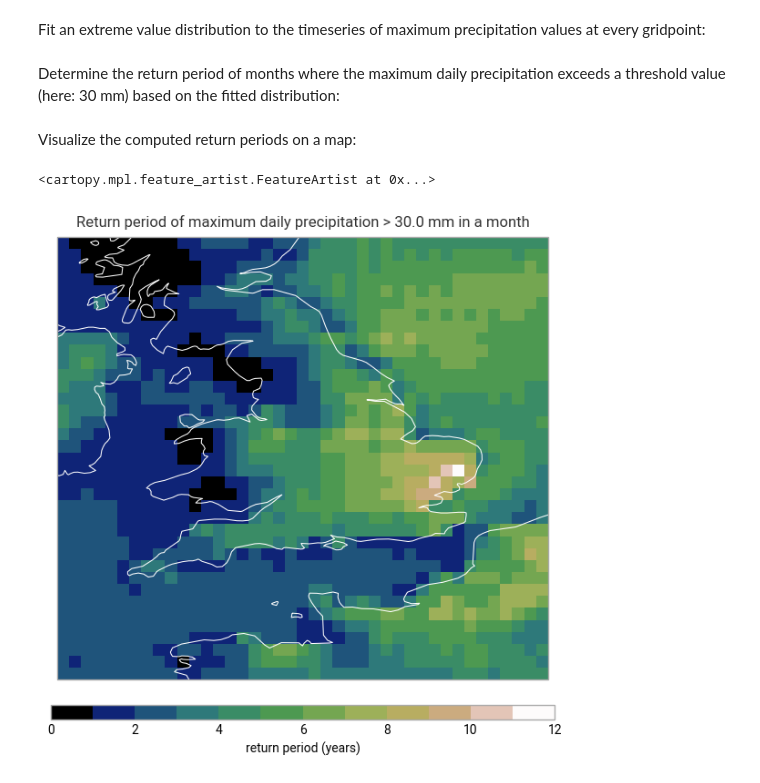
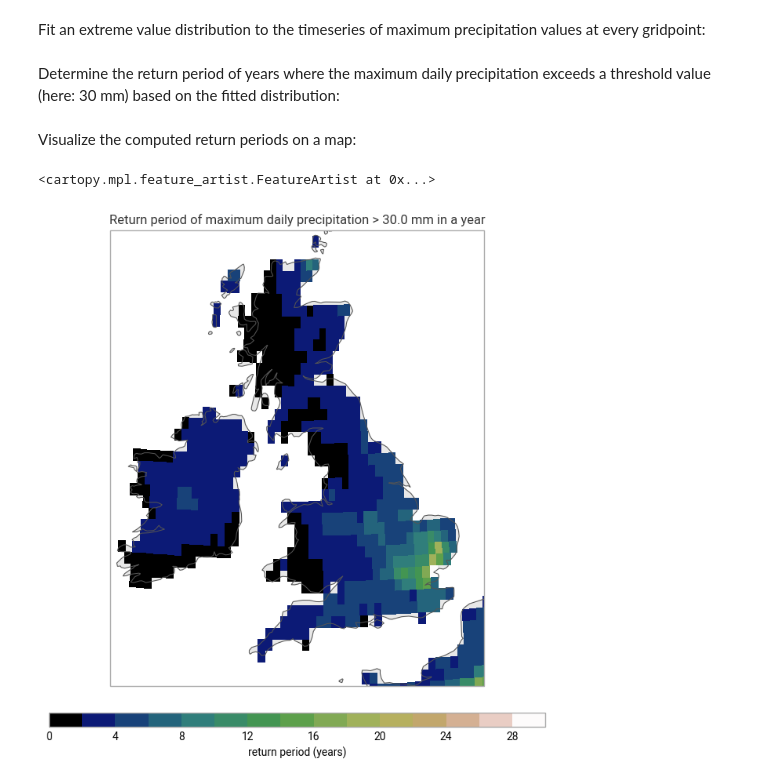
Before and after one commit to ecmwf/earthkit-meteo, a Jupyter notebook: docs/examples/return_period.ipynb, the cells around one changed output. Cells and saved outputs as stored; diff of their text form; code cells hidden in the pictures.

```diff
--- a/docs/examples/return_period.ipynb
+++ b/docs/examples/return_period.ipynb
@@ -21,26 +11,46 @@ rx1day = ekd.from_source(
+# %%
+rx1day = ekd.from_source(
+    "cds",
+    "sis-european-risk-extreme-precipitation-indicators",
+    spatial_coverage=["europe"],
+    variable=["maximum_1_day_precipitation"],
+    product_type=["era5"],
+    temporal_aggregation=["yearly"],
+    period=[
+        "1979", "1980", "1981", "1982", "1983",
+        "1984", "1985", "1986", "1987", "1988",
+        "1989", "1990", "1991", "1992", "1993",
+        "1994", "1995", "1996", "1997", "1998",
+        "1999", "2000", "2001", "2002", "2003",
+        "2004", "2005", "2006", "2007", "2008",
+        "2009", "2010", "2011", "2012", "2013",
+        "2014", "2015", "2016", "2017", "2018",
+        "2019"
+    ]
+)
 # %% [markdown]
 Fit an extreme value distribution to the timeseries of maximum precipitation values at every gridpoint:
 # %%
 dist = ekm_stats.GumbelDistribution.fit(rx1day.to_numpy(), axis=0)
 # %% [markdown]
-Determine the return period of months where the maximum daily precipitation exceeds a threshold value (here: 30 mm) based on the fitted distribution:
+Determine the return period of years where the maximum daily precipitation exceeds a threshold value (here: 30 mm) based on the fitted distribution:
 # %%
 threshold = 30.
 
 return_period = ekm_stats.value_to_return_period(dist, threshold)
-return_period = return_period / 12  # convert to years
 # %% [markdown]
 Visualize the computed return periods on a map:
-# %%
-fig = ekp.Figure()
-fig.title(f"Return period of maximum daily precipitation > {threshold} mm in a month")
-
-coords = rx1day.to_latlon()
-
-subplot = fig.add_map()
-subplot.block(x=coords["lon"], y=coords["lat"], z=return_period, colors="gist_earth")
-subplot.legend(label="return period (years)")
-subplot.coastlines(color="white")
-# %% [output]
-<cartopy.mpl.feature_artist.FeatureArtist at 0x...>
-[figure, removed]
+# %%
+coords = rx1day.to_latlon()
+
+chart = ekp.Map(domain=["UK", "Ireland"])
+chart.grid_cells(x=coords["lon"], y=coords["lat"], z=return_period, colors="gist_earth")
+
+chart.title(f"Return period of maximum daily precipitation > {threshold} mm in a year")
+chart.legend(label="return period (years)")
+
+chart.coastlines()
+chart.land()
+# %% [output]
+<cartopy.mpl.feature_artist.FeatureArtist at 0x...>
+[figure, added]
```
Also changed, not shown: parts of 2 cells of this notebook.
